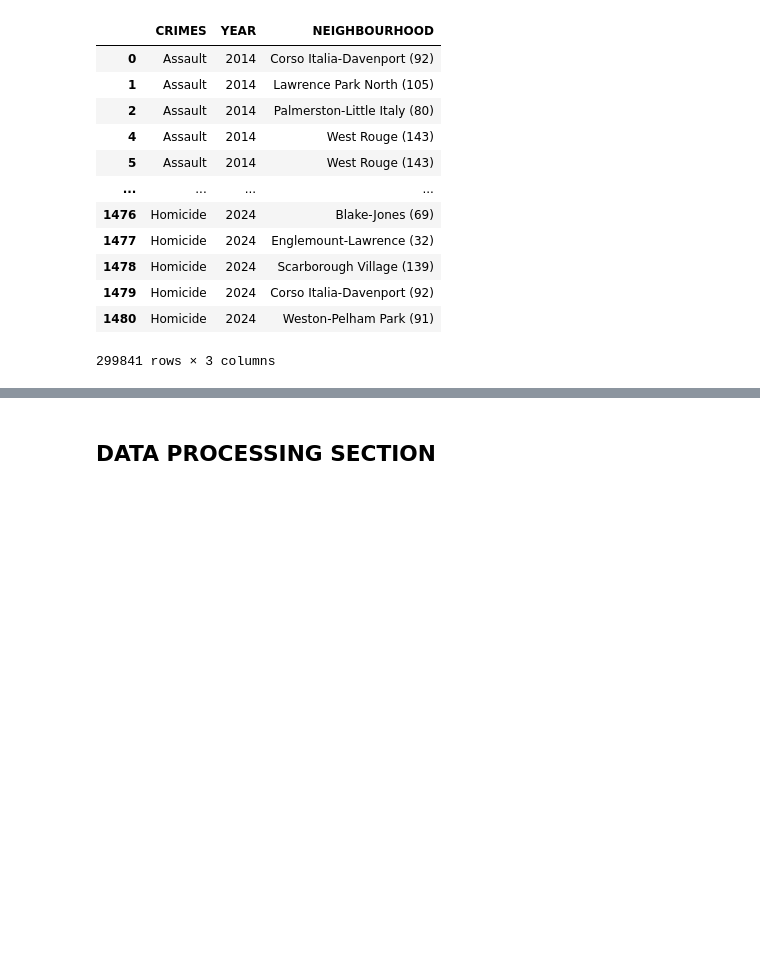
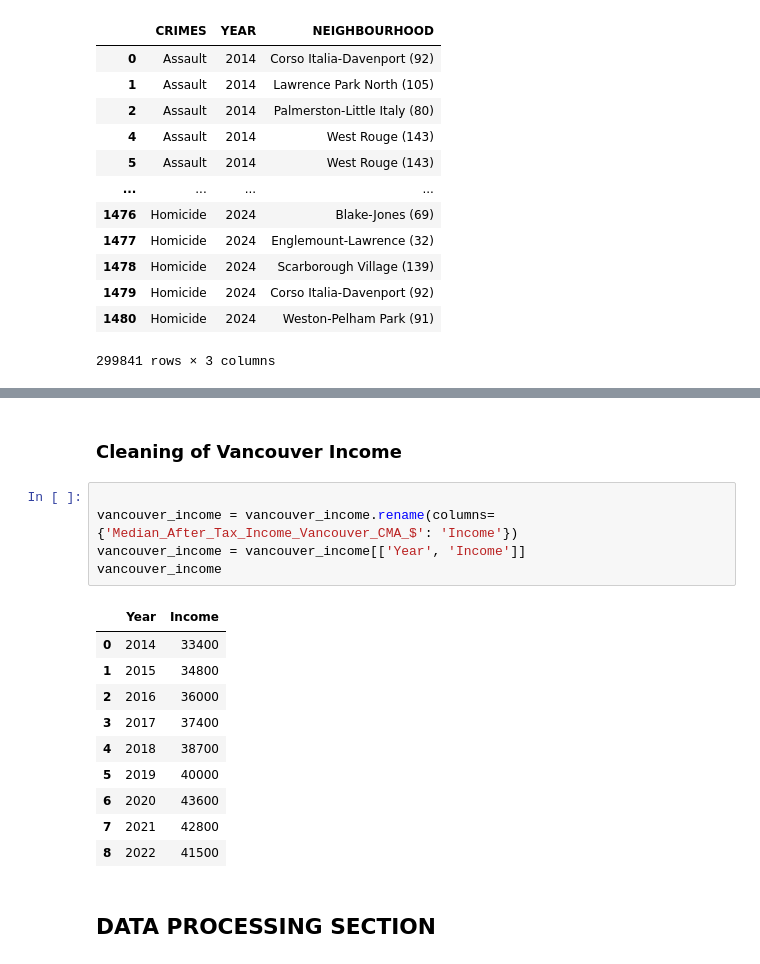
Before and after one commit to riggedjoker/CrimeAnalysis_Canada_Project, a Jupyter notebook: jupyter-notebook/crime_analysis.ipynb, the cells around one changed output, grey strips where cells are left out. Cells and saved outputs as stored; diff of their text form; blank space fills up the shorter version.

```diff
--- a/jupyter-notebook/crime_analysis.ipynb
+++ b/jupyter-notebook/crime_analysis.ipynb
@@ -151,3 +202,21 @@ toronto_dataset
+# %% [markdown]
+### Cleaning of Vancouver Income
+# %%
+
+vancouver_income = vancouver_income.rename(columns={'Median_After_Tax_Income_Vancouver_CMA_$': 'Income'})
+vancouver_income = vancouver_income[['Year', 'Income']]
+vancouver_income
+# %% [output]
+|  | Year | Income |
+| 0 | 2014 | 33400 |
+| 1 | 2015 | 34800 |
+| 2 | 2016 | 36000 |
+| 3 | 2017 | 37400 |
+| 4 | 2018 | 38700 |
+| 5 | 2019 | 40000 |
+| 6 | 2020 | 43600 |
+| 7 | 2021 | 42800 |
+| 8 | 2022 | 41500 |
 # %% [markdown]
 ## DATA PROCESSING SECTION
 # %% [markdown]
```
Also changed, not shown: parts of 21 cells of this notebook, 2 other files.
